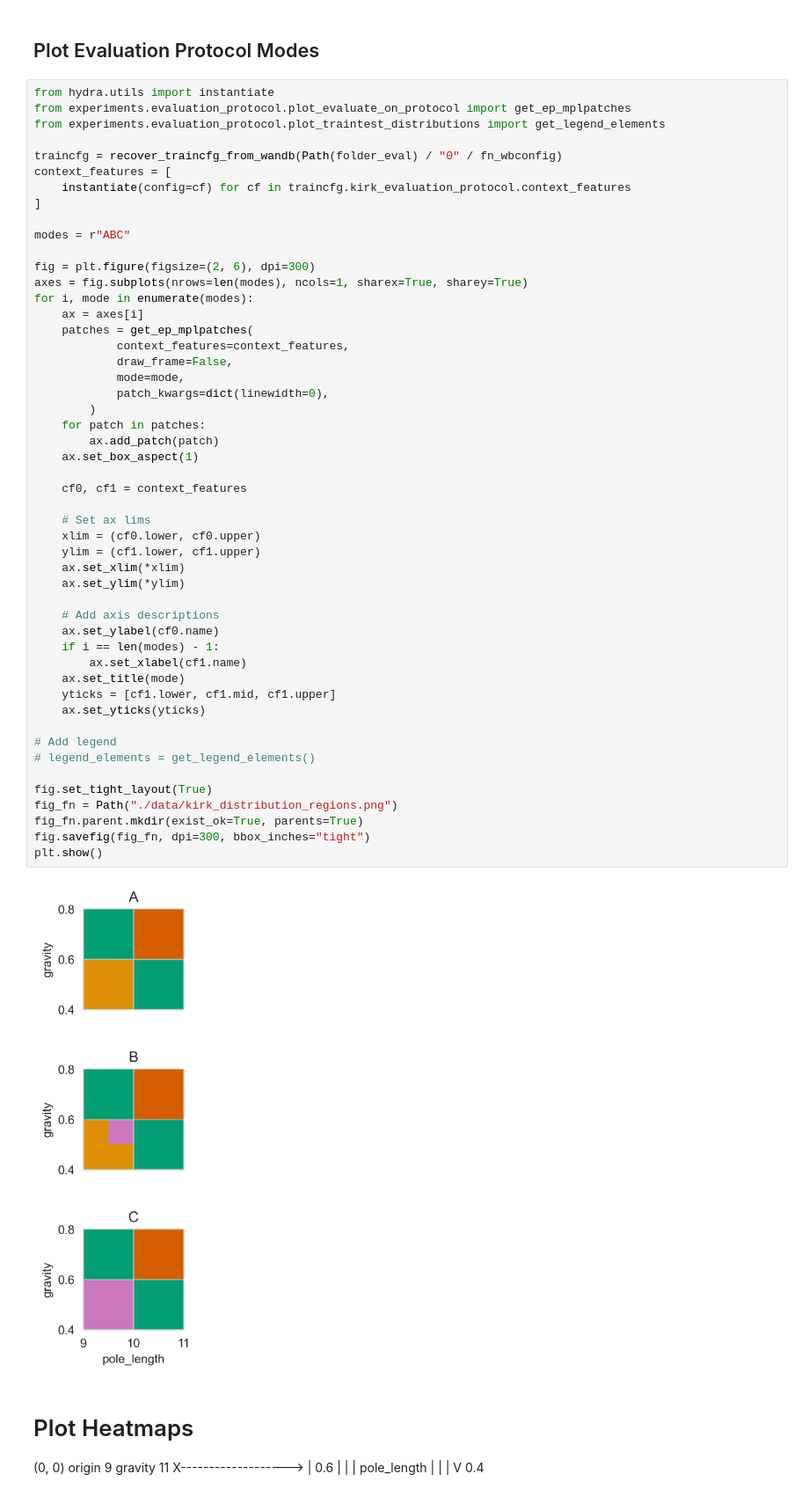
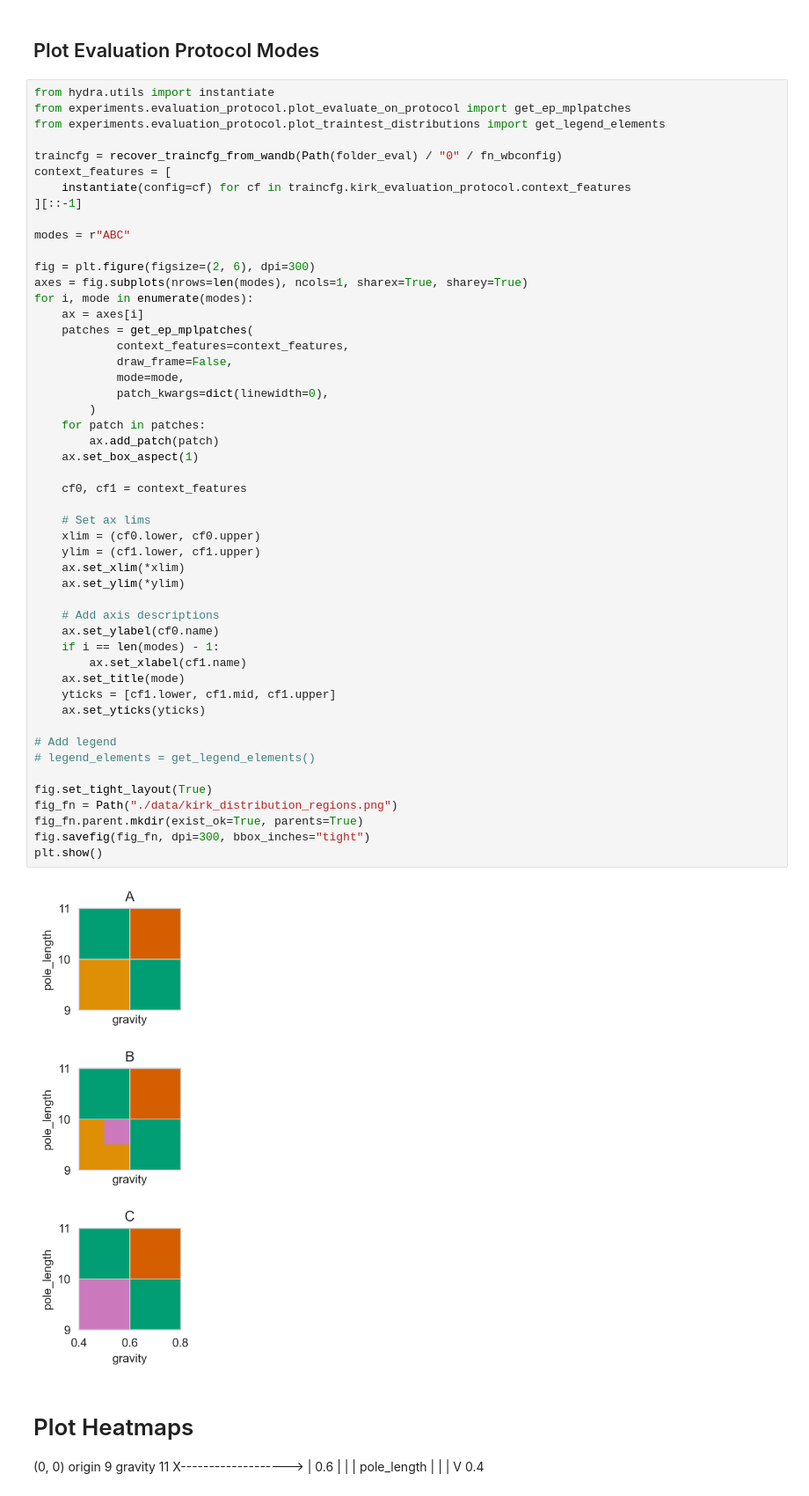
Before and after one commit to automl/CARL, a Jupyter notebook: experiments/evaluation/eval_kirk.ipynb, the cells around one changed output. Shown at 88% size. Cells and saved outputs as stored; diff of their text form.

```diff
--- a/experiments/evaluation/eval_kirk.ipynb
+++ b/experiments/evaluation/eval_kirk.ipynb
@@ -161,7 +162,7 @@ from experiments.evaluation_protocol.plot_traintest_distributions import get_leg
 traincfg = recover_traincfg_from_wandb(Path(folder_eval) / "0" / fn_wbconfig)
 context_features = [
     instantiate(config=cf) for cf in traincfg.kirk_evaluation_protocol.context_features
-]
+][::-1]
 
 modes = r"ABC"
 
@@ -177,34 +178,34 @@ for i, mode in enumerate(modes):
         )
     for patch in patches:
         ax.add_patch(patch)
     ax.set_box_aspect(1)
 
     cf0, cf1 = context_features
 
     # Set ax lims
     xlim = (cf0.lower, cf0.upper)
     ylim = (cf1.lower, cf1.upper)
     ax.set_xlim(*xlim)
     ax.set_ylim(*ylim)
 
     # Add axis descriptions
     ax.set_ylabel(cf0.name)
     if i == len(modes) - 1:
         ax.set_xlabel(cf1.name)
     ax.set_title(mode)
     yticks = [cf1.lower, cf1.mid, cf1.upper]
     ax.set_yticks(yticks)
 
 # Add legend
 # legend_elements = get_legend_elements()
 
 fig.set_tight_layout(True)
 fig_fn = Path("./data/kirk_distribution_regions.png")
 fig_fn.parent.mkdir(exist_ok=True, parents=True)
 fig.savefig(fig_fn, dpi=300, bbox_inches="tight")
 plt.show()
 # %% [output]
-[figure, old version]
+[figure, new version]
 # %% [markdown]
 # Plot Heatmaps
   (0, 0) origin       9     gravity     11
```
Also changed, not shown: parts of 3 cells of this notebook, 1 other file.
